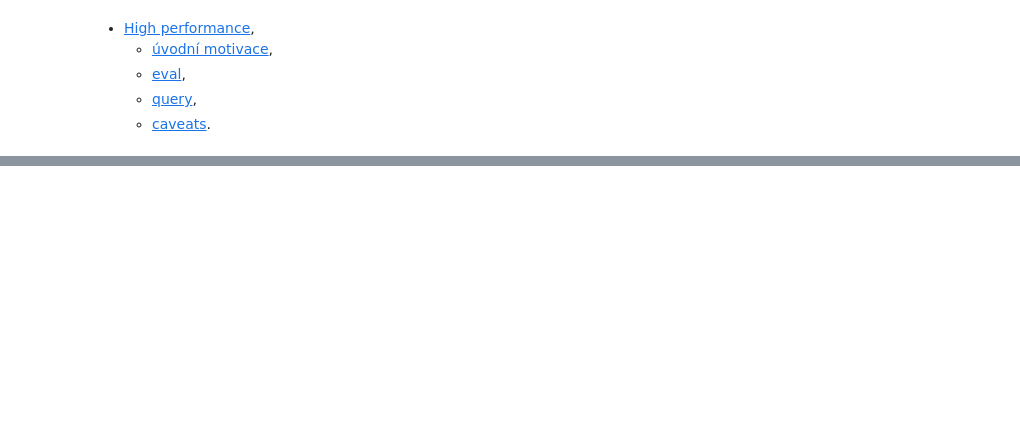
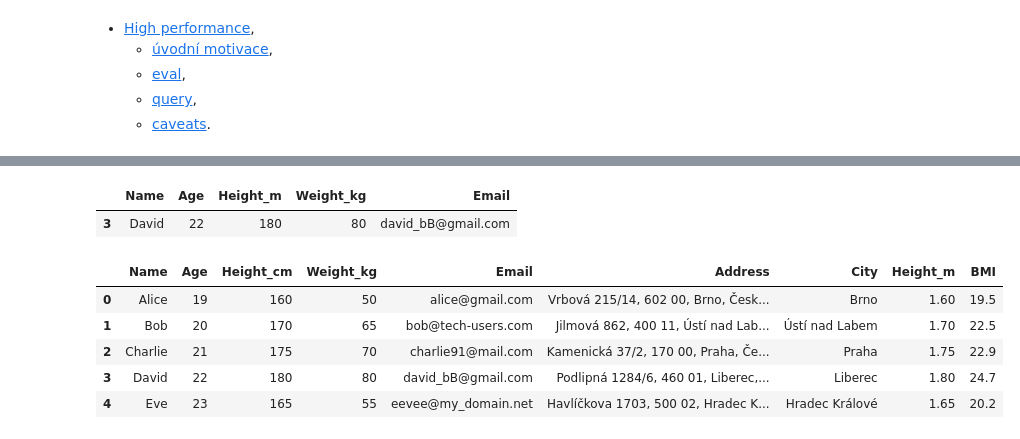
Before and after one commit to Bralor/data-csob-2023, a Jupyter notebook: shared/notebooks/lesson04.ipynb, the cells around one changed output, grey strips where cells are left out. Saved outputs shown, nothing was run; the diff lists cells and outputs as text; code cells hidden in the pictures; blank space fills up the shorter version.

```diff
--- a/shared/notebooks/lesson04.ipynb
+++ b/shared/notebooks/lesson04.ipynb
@@ -91,0 +689,17 @@ Avšak v případě velkých datových sad nebo složitějších výrazů může
+# %%
+uzivatele = {
+    'Name': ['Alice', 'Bob', 'Charlie', 'David', 'Eve'],
+    'Age': [19, 20, 21, 22, 23],
+    'Height_cm': [160, 170, 175, 180, 165],
+    'Weight_kg': [50, 65, 70, 80, 55],
+    'Email': ["alice@gmail.com", "bob@tech-users.com", "charlie91@mail.com", "david_bB@gmail.com", "eevee@my_domain.net"],
+    'Address': [
+        "Vrbová 215/14, 602 00, Brno, Česká republika",
+        "Jilmová 862, 400 11, Ústí nad Labem, Česká republika",
+        "Kamenická 37/2, 170 00, Praha, Česká republika",
+        "Podlipná 1284/6, 460 01, Liberec, Česká republika",
+        "Havlíčkova 1703, 500 02, Hradec Králové, Česká republika"
+    ]
+}
+# %%
+df_uzivatele = DataFrame(uzivatele)
@@ -91,0 +717,18 @@ Avšak v případě velkých datových sad nebo složitějších výrazů může
+# %%
+vyber_uzivatel
+# %% [output]
+|  | Name | Age | Height_m | Weight_kg | Email |
+| 3 | David | 22 | 180 | 80 | david_bB@gmail.com |
+# %%
+df_uzivatele['Height_m'] = df_uzivatele.eval('Height_cm / 100')
+# %%
+df_uzivatele['BMI'] = df_uzivatele.eval('Weight_kg / (Height_m * Height_m)').round(1)
+# %%
+df_uzivatele
+# %% [output]
+|  | Name | Age | Height_cm | Weight_kg | Email | Address | City | Height_m | BMI |
+| 0 | Alice | 19 | 160 | 50 | alice@gmail.com | Vrbová 215/14, 602 00, Brno, Česk... | Brno | 1.60 | 19.5 |
+| 1 | Bob | 20 | 170 | 65 | bob@tech-users.com | Jilmová 862, 400 11, Ústí nad Lab... | Ústí nad Labem | 1.70 | 22.5 |
+| 2 | Charlie | 21 | 175 | 70 | charlie91@mail.com | Kamenická 37/2, 170 00, Praha, Če... | Praha | 1.75 | 22.9 |
+| 3 | David | 22 | 180 | 80 | david_bB@gmail.com | Podlipná 1284/6, 460 01, Liberec,... | Liberec | 1.80 | 24.7 |
+| 4 | Eve | 23 | 165 | 55 | eevee@my_domain.net | Havlíčkova 1703, 500 02, Hradec K... | Hradec Králové | 1.65 | 20.2 |
```
Also changed, not shown: parts of 199 cells of this notebook.
